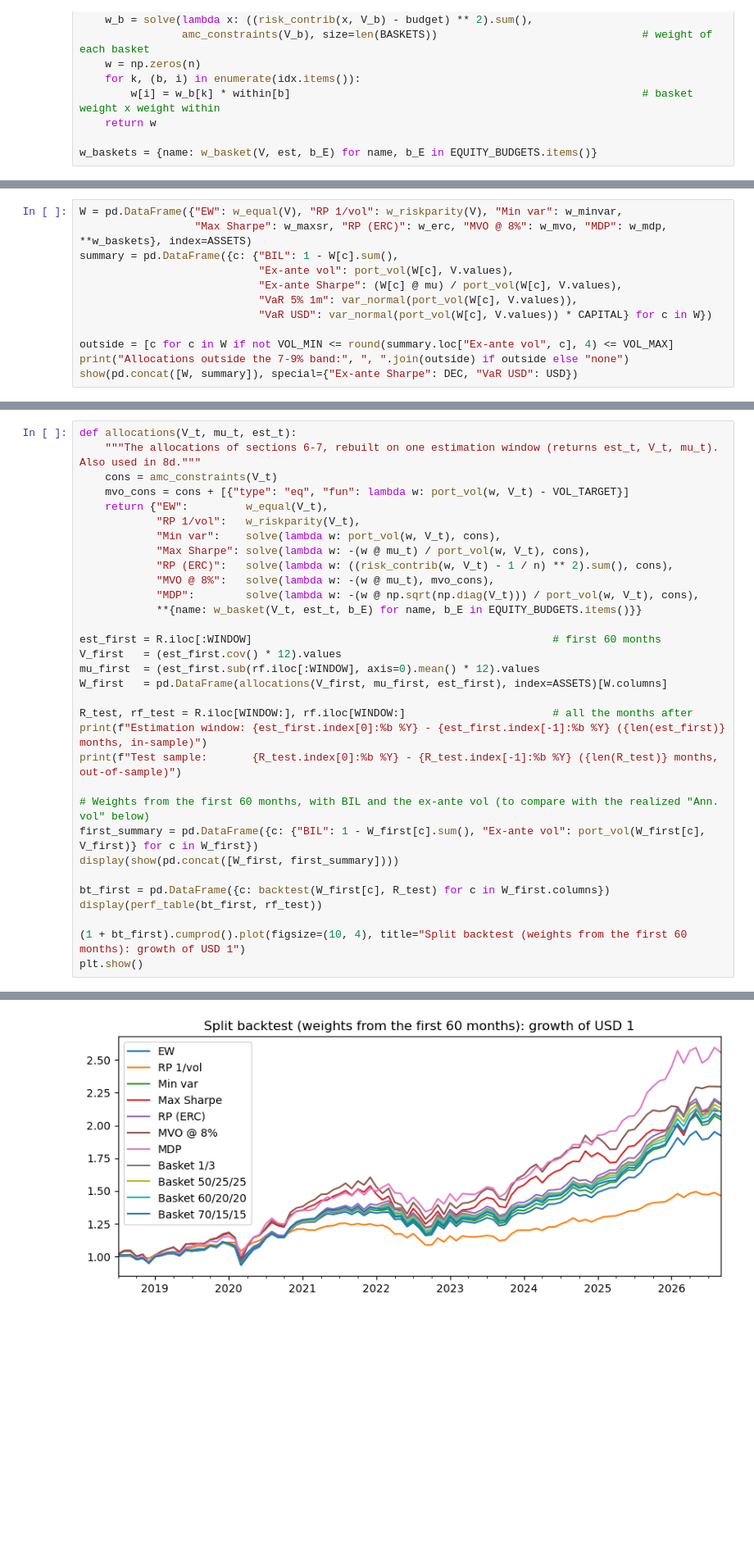
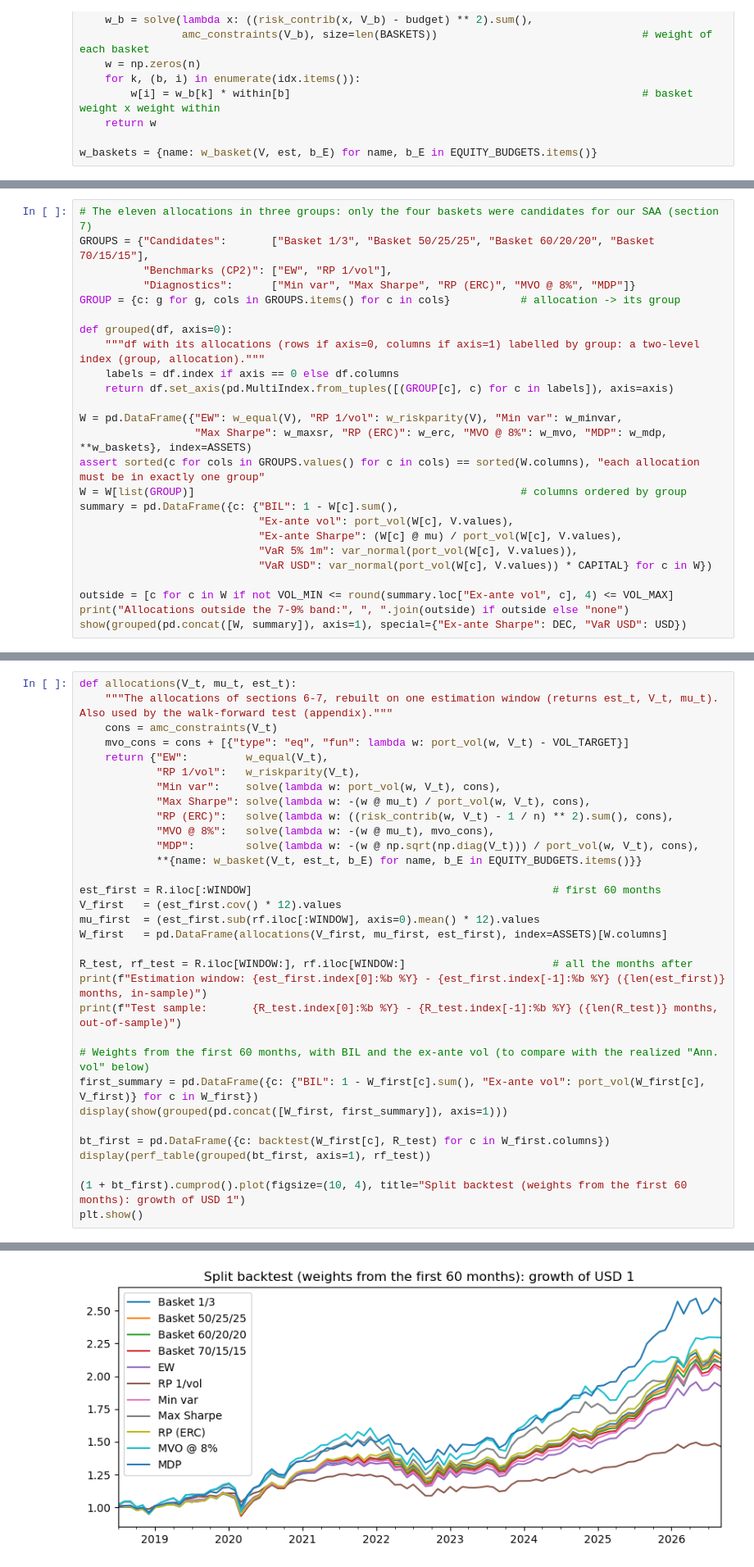
Before and after one commit to Baumender2026/Matterhorn-Capital-Management, a Jupyter notebook: code/SAA_R1_our_version.ipynb, the cells around one changed output, grey strips where cells are left out. Shown at 82% size. Cells and saved outputs as stored; diff of their text form; blank space fills up the shorter version.

```diff
--- a/code/SAA_R1_our_version.ipynb
+++ b/code/SAA_R1_our_version.ipynb
@@ -318,6 +323,19 @@ Weights, cash in BIL, ex-ante volatility and Sharpe Ratio, and 1-month 5% VaR of
 # %%
+# The eleven allocations in three groups: only the four baskets were candidates for our SAA (section 7)
+GROUPS = {"Candidates":       ["Basket 1/3", "Basket 50/25/25", "Basket 60/20/20", "Basket 70/15/15"],
+          "Benchmarks (CP2)": ["EW", "RP 1/vol"],
+          "Diagnostics":      ["Min var", "Max Sharpe", "RP (ERC)", "MVO @ 8%", "MDP"]}
+GROUP = {c: g for g, cols in GROUPS.items() for c in cols}           # allocation -> its group
+
+def grouped(df, axis=0):
+    """df with its allocations (rows if axis=0, columns if axis=1) labelled by group: a two-level index (group, allocation)."""
+    labels = df.index if axis == 0 else df.columns
+    return df.set_axis(pd.MultiIndex.from_tuples([(GROUP[c], c) for c in labels]), axis=axis)
+
 W = pd.DataFrame({"EW": w_equal(V), "RP 1/vol": w_riskparity(V), "Min var": w_minvar,
                   "Max Sharpe": w_maxsr, "RP (ERC)": w_erc, "MVO @ 8%": w_mvo, "MDP": w_mdp, **w_baskets}, index=ASSETS)
+assert sorted(c for cols in GROUPS.values() for c in cols) == sorted(W.columns), "each allocation must be in exactly one group"
+W = W[list(GROUP)]                                                   # columns ordered by group
 summary = pd.DataFrame({c: {"BIL": 1 - W[c].sum(),
                             "Ex-ante vol": port_vol(W[c], V.values),
                             "Ex-ante Sharpe": (W[c] @ mu) / port_vol(W[c], V.values),
@@ -326,6 +344,6 @@ summary = pd.DataFrame({c: {"BIL": 1 - W[c].sum(),
 
 outside = [c for c in W if not VOL_MIN <= round(summary.loc["Ex-ante vol", c], 4) <= VOL_MAX]
 print("Allocations outside the 7-9% band:", ", ".join(outside) if outside else "none")
-show(pd.concat([W, summary]), special={"Ex-ante Sharpe": DEC, "VaR USD": USD})
+show(grouped(pd.concat([W, summary]), axis=1), special={"Ex-ante Sharpe": DEC, "VaR USD": USD})
 # %% [output]
 Allocations outside the 7-9% band: none
@@ -418,6 +463,6 @@ Time runs forward here: `V` and `mu` are estimated on the first 60 months only,
 # %%
 def allocations(V_t, mu_t, est_t):
-    """The allocations of sections 6-7, rebuilt on one estimation window (returns est_t, V_t, mu_t). Also used in 8d."""
+    """The allocations of sections 6-7, rebuilt on one estimation window (returns est_t, V_t, mu_t). Also used by the walk-forward test (appendix)."""
     cons = amc_constraints(V_t)
     mvo_cons = cons + [{"type": "eq", "fun": lambda w: port_vol(w, V_t) - VOL_TARGET}]
     return {"EW":         w_equal(V_t),
@@ -440,10 +485,10 @@ print(f"Test sample:       {R_test.index[0]:%b %Y} - {R_test.index[-1]:%b %Y} ({
 
 # Weights from the first 60 months, with BIL and the ex-ante vol (to compare with the realized "Ann. vol" below)
 first_summary = pd.DataFrame({c: {"BIL": 1 - W_first[c].sum(), "Ex-ante vol": port_vol(W_first[c], V_first)} for c in W_first})
-display(show(pd.concat([W_first, first_summary])))
+display(show(grouped(pd.concat([W_first, first_summary]), axis=1)))
 
 bt_first = pd.DataFrame({c: backtest(W_first[c], R_test) for c in W_first.columns})
-display(perf_table(bt_first, rf_test))
+display(perf_table(grouped(bt_first, axis=1), rf_test))
 
 (1 + bt_first).cumprod().plot(figsize=(10, 4), title="Split backtest (weights from the first 60 months): growth of USD 1")
 plt.show()
@@ -476 +522 @@ Test sample:       Jul 2018 - Sep 2026 (99 months, out-of-sample)
-[figure, old version]
+[figure, new version]
```
Also changed, not shown: parts of 46 cells of this notebook, 4 other files.
